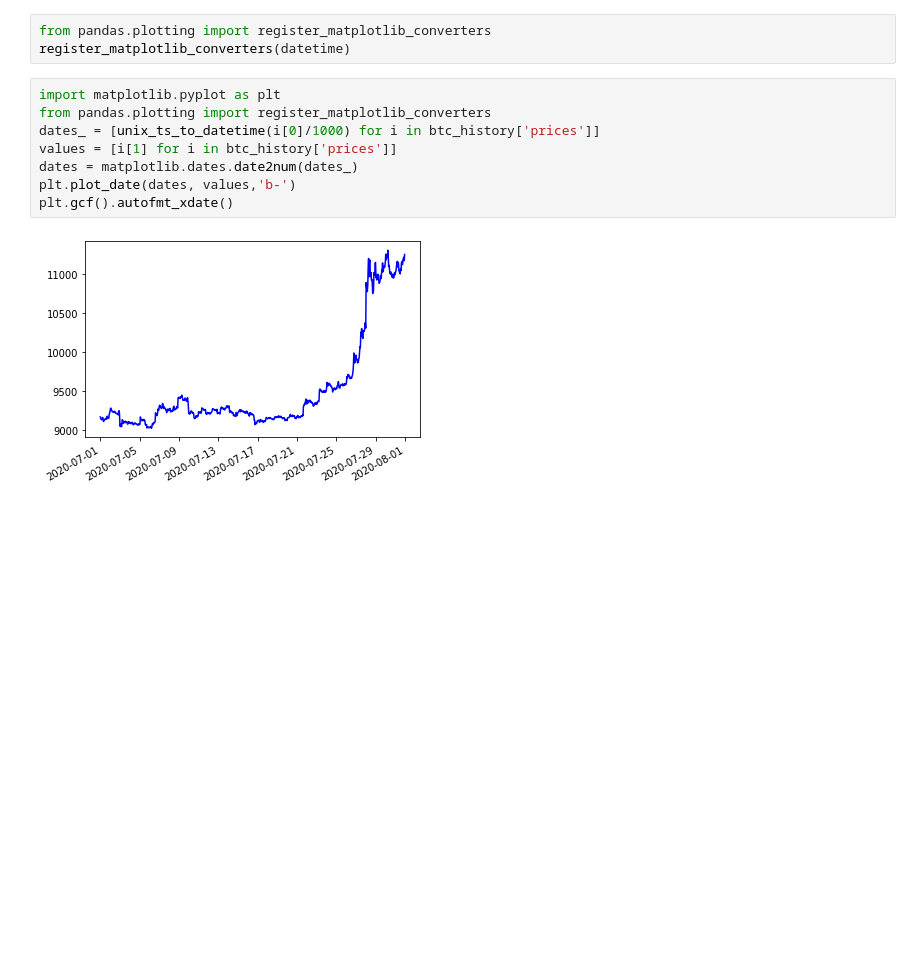
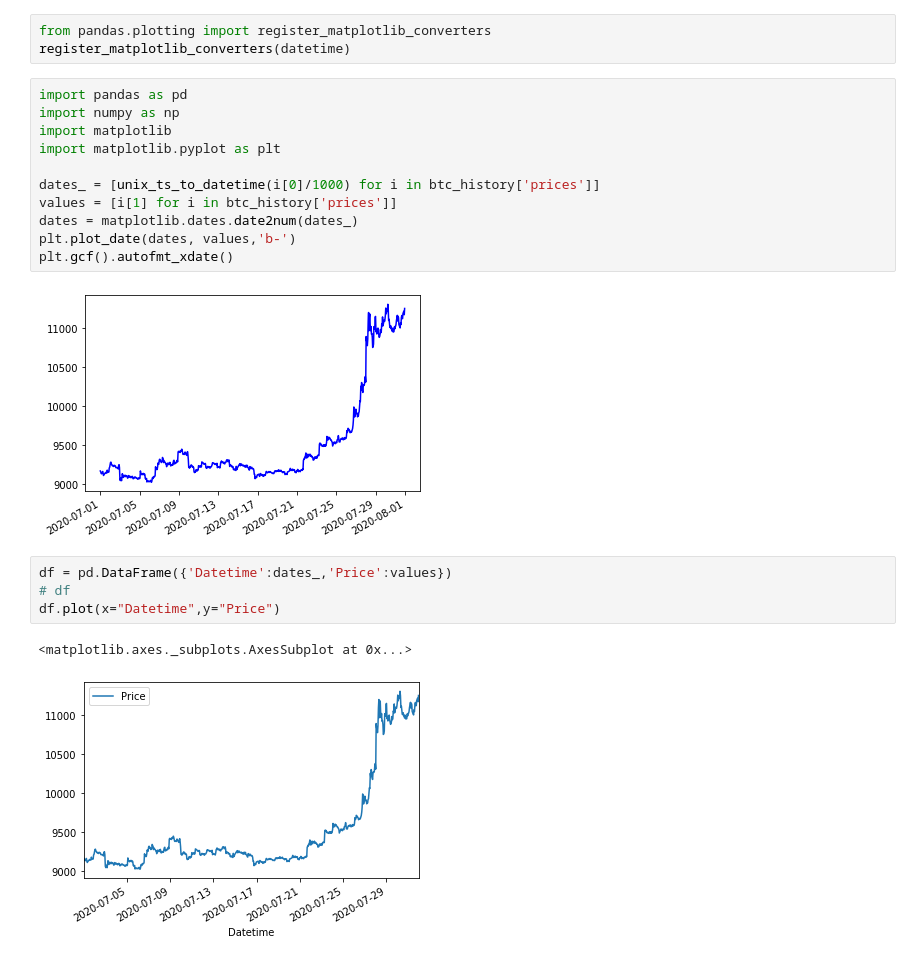
Before and after one commit to tpchris1/BTC_grid_simulation, a Jupyter notebook: BTC_grid_simulation.ipynb, the cells around one changed output. Cells and saved outputs as stored; diff of their text form; blank space fills up the shorter version.

Commit message:
Update plot method 2

```diff
--- a/BTC_grid_simulation.ipynb
+++ b/BTC_grid_simulation.ipynb
@@ -57,8 +57,11 @@ for i in btc_history['prices']:
 from pandas.plotting import register_matplotlib_converters
 register_matplotlib_converters(datetime)
 # %%
+import pandas as pd
+import numpy as np
+import matplotlib
 import matplotlib.pyplot as plt
-from pandas.plotting import register_matplotlib_converters
+
 dates_ = [unix_ts_to_datetime(i[0]/1000) for i in btc_history['prices']]
 values = [i[1] for i in btc_history['prices']]
 dates = matplotlib.dates.date2num(dates_)
@@ -66,3 +69,10 @@ plt.plot_date(dates, values,'b-')
 plt.gcf().autofmt_xdate()
 # %% [output]
 [figure]
+# %%
+df = pd.DataFrame({'Datetime':dates_,'Price':values})
+# df
+df.plot(x="Datetime",y="Price")
+# %% [output]
+<matplotlib.axes._subplots.AxesSubplot at 0x...>
+[figure, added]
```
Also changed, not shown: parts of 2 cells of this notebook.
